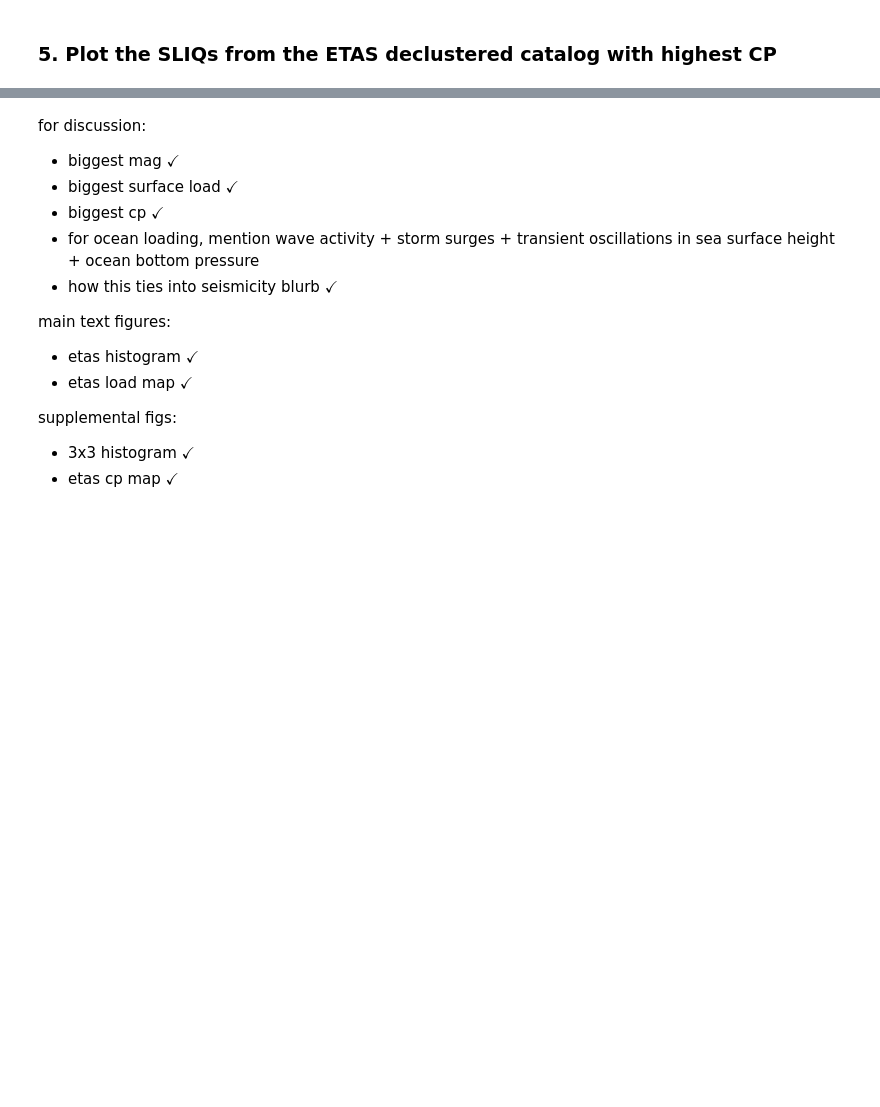
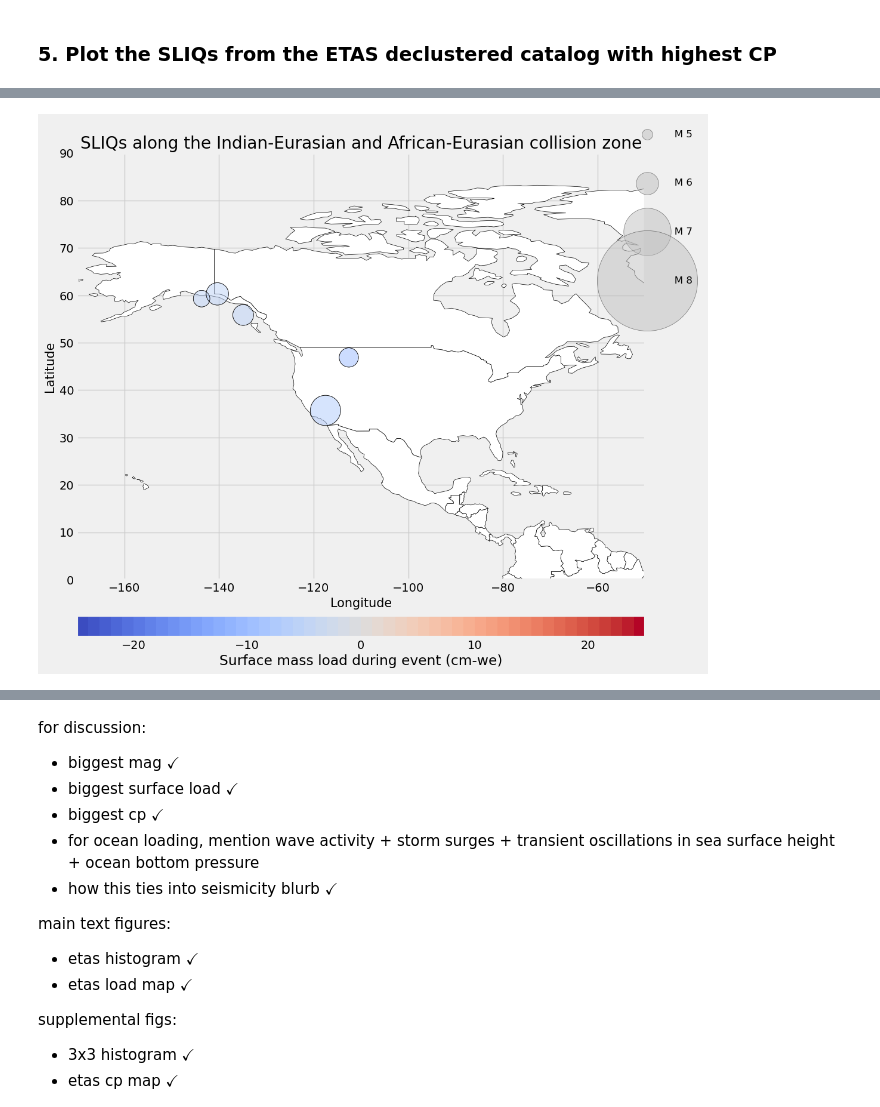
Before and after one commit to amandasyamsul/SLIQ, a Jupyter notebook: figure-3.ipynb, the cells around one changed output, grey strips where cells are left out. Saved outputs shown, nothing was run; the diff lists cells and outputs as text; code cells hidden in the pictures; blank space fills up the shorter version.

```diff
--- a/figure-3.ipynb
+++ b/figure-3.ipynb
@@ -131,0 +96,14 @@ ax.set_ylim([10,60])
+# %%
+na=sliq_etas_sig[(sliq_etas_sig.latitude>10) &
+          (sliq_etas_sig.latitude<90) &
+          (sliq_etas_sig.longitude>-160) &
+          (sliq_etas_sig.longitude<-50)]
+
+ax=loadquakes.load_map_cb(catalog,na,na.dmass,
+                'SLIQs along the Indian-Eurasian and African-Eurasian collision zone',
+                          -25,25,circle_scale=0.09,markersize_scale=1.5)
+ax.set_xlim([-170,-50])
+ax.set_ylim([0,90])
+plt.show()
+# %% [output]
+[figure, added]
```
Also changed, not shown: parts of 25 cells of this notebook, 6 other files.
